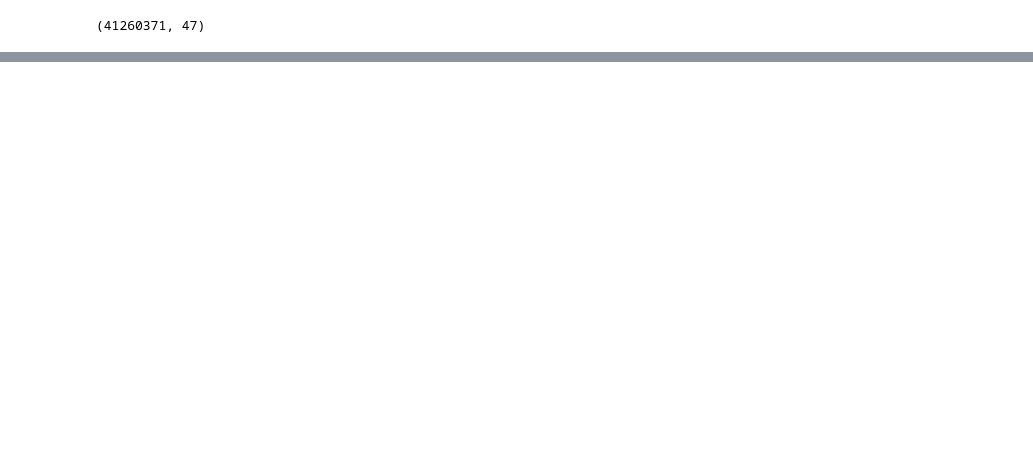
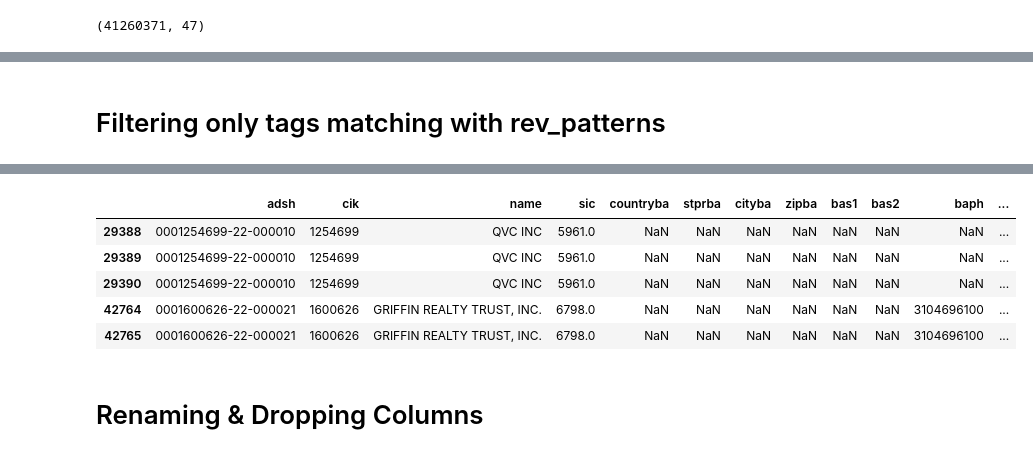
Before and after one commit to kazing98/us_sec_financial_statement, a Jupyter notebook: main.ipynb, the cells around one changed output, grey strips where cells are left out. Saved outputs shown, nothing was run; the diff lists cells and outputs as text; code cells hidden in the pictures; blank space fills up the shorter version.

```diff
--- a/main.ipynb
+++ b/main.ipynb
@@ -216,7 +132,0 @@ excluded_patterns = [
-# %%
-# Getting all the partial revenue match
-df_rev = df[df['tag'].str.contains("Revenue", case=False, na=False)]
-
-# Exclude all unwanted patterns
-pattern = "|".join(excluded_patterns)
-df_clean = df_rev[~df_rev['tag'].str.contains(pattern, case=False, na=False)]
@@ -223,6 +145,18 @@ df_clean = df_rev[~df_rev['tag'].str.contains(pattern, case=False, na=False)]
+# %% [markdown]
+<h1>Filtering only tags matching with rev_patterns</h1>
+# %%
+# Revenue patterns
+rev_patterns = ['revenue', 'revenues']
+# %%
+def cleaned_revenue(df, rev_patterns):
+    # Getting all the partial revenue match
+    df_rev = df[df['tag'].str.lower().isin(rev_patterns)]
+    df_clean = df_rev.reset_index(drop=True)
+    return df_clean
 # %%
-df_revenue_clean = df_clean.reset_index(drop=True)
-df_revenue_clean.head()
+# Filtering revenues only
+df_rev = cleaned_revenue(df, rev_patterns)
+df_rev.head()
 # %% [output]
 |  | adsh | cik | name | sic | countryba | stprba | cityba | zipba | bas1 | bas2 | baph | ... |
 | 0 | 0000002178-22-000033 | 2178 | ADAMS RESOURCES & ENERGY, INC. | 5172.0 | US | TX | HOUSTON | 77027 | 17 S. BRIAR HOLLOW LN. | NaN | 713-881-3600 | ... |
@@ -230,3 +164,13 @@ df_revenue_clean.head()
 | 2 | 0000002178-22-000033 | 2178 | ADAMS RESOURCES & ENERGY, INC. | 5172.0 | US | TX | HOUSTON | 77027 | 17 S. BRIAR HOLLOW LN. | NaN | 713-881-3600 | ... |
 | 3 | 0000002178-22-000033 | 2178 | ADAMS RESOURCES & ENERGY, INC. | 5172.0 | US | TX | HOUSTON | 77027 | 17 S. BRIAR HOLLOW LN. | NaN | 713-881-3600 | ... |
 | 4 | 0000002178-22-000033 | 2178 | ADAMS RESOURCES & ENERGY, INC. | 5172.0 | US | TX | HOUSTON | 77027 | 17 S. BRIAR HOLLOW LN. | NaN | 713-881-3600 | ... |
+# %%
+# Checking for NaN countries, city, zip and state in Business Address
+df_rev[df_rev["countryba"].isna()].head()
+# %% [output]
+|  | adsh | cik | name | sic | countryba | stprba | cityba | zipba | bas1 | bas2 | baph | ... |
+| 29388 | 0001254699-22-000010 | 1254699 | QVC INC | 5961.0 | NaN | NaN | NaN | NaN | NaN | NaN | NaN | ... |
+| 29389 | 0001254699-22-000010 | 1254699 | QVC INC | 5961.0 | NaN | NaN | NaN | NaN | NaN | NaN | NaN | ... |
+| 29390 | 0001254699-22-000010 | 1254699 | QVC INC | 5961.0 | NaN | NaN | NaN | NaN | NaN | NaN | NaN | ... |
+| 42764 | 0001600626-22-000021 | 1600626 | GRIFFIN REALTY TRUST, INC. | 6798.0 | NaN | NaN | NaN | NaN | NaN | NaN | 3104696100 | ... |
+| 42765 | 0001600626-22-000021 | 1600626 | GRIFFIN REALTY TRUST, INC. | 6798.0 | NaN | NaN | NaN | NaN | NaN | NaN | 3104696100 | ... |
@@ -232,0 +183,2 @@ df_revenue_clean.head()
+# %% [markdown]
+<h1>Renaming & Dropping Columns</h1>
```
Also changed, not shown: parts of 30 cells of this notebook, 1 other file.
